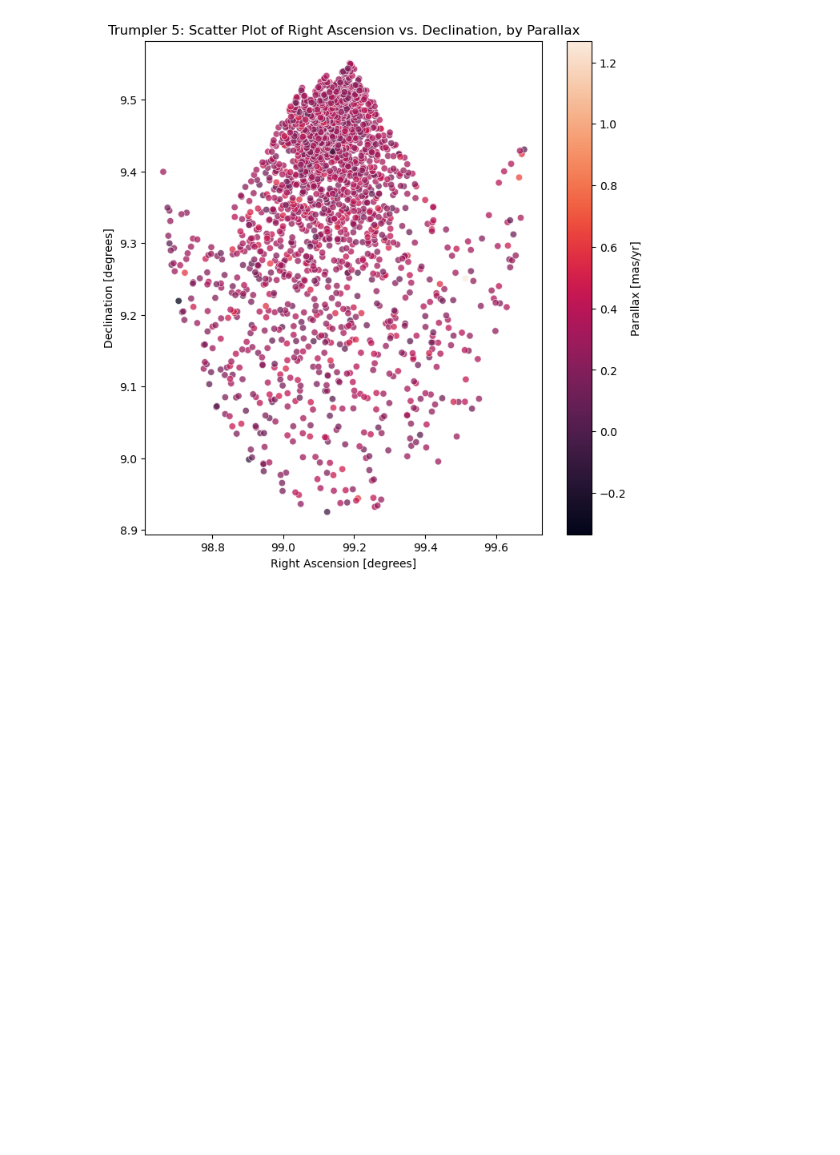
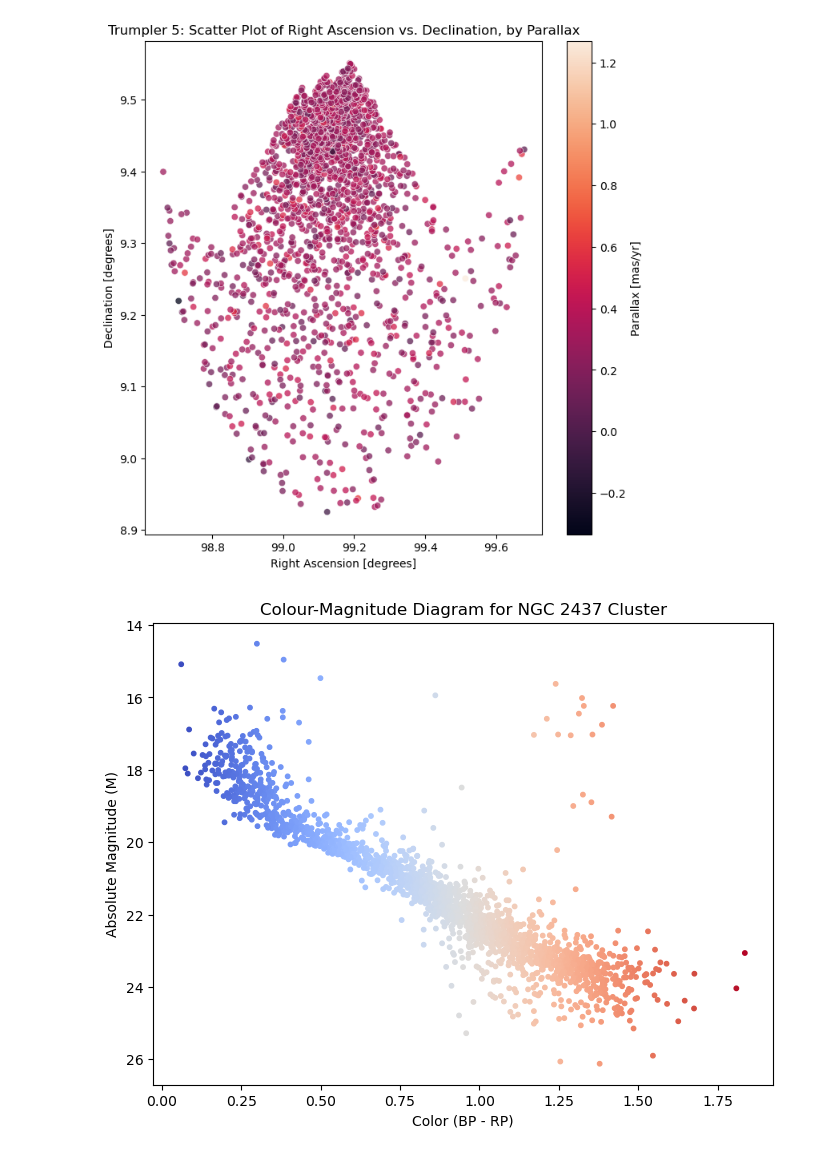
Before and after one commit to SakilaW/DATA301_Individual_Project, a Jupyter notebook: Code/Exploratory Data Analysis.ipynb, the cells around one changed output. Drawn from its saved outputs; the diff is of its cells as text; code cells hidden in the pictures; blank space fills up the shorter version.

Commit message:
Added Colour-Magnitude diagrams
also found the missing values in each column for each cluster

```diff
--- a/Code/Exploratory Data Analysis.ipynb
+++ b/Code/Exploratory Data Analysis.ipynb
@@ -214,3 +246,16 @@ cbar = plt.colorbar(sm, label = 'Parallax [mas/yr]')
 plt.show()
 # %% [output]
 [figure]
+# %%
+## NGC 2437 Colour-Magnitude Diagram
+ngc_2437['absolute_magnitude'] = ngc_2437['phot_g_mean_mag'] - 5 * np.log10(ngc_2437['parallax']) + 5
+
+plt.figure(figsize = (8, 6))
+plt.scatter(ngc_2437['bp_rp'], ngc_2437['absolute_magnitude'], s = 10, c = ngc_2437['bp_rp'], cmap = 'coolwarm', marker = 'o')
+plt.xlabel('Color (BP - RP)')
+plt.ylabel('Absolute Magnitude (M)')
+plt.gca().invert_yaxis()
+plt.title('Colour-Magnitude Diagram for NGC 2437 Cluster')
+plt.show()
+# %% [output]
+[figure, added]
```
Also changed, not shown: parts of 5 cells of this notebook.
